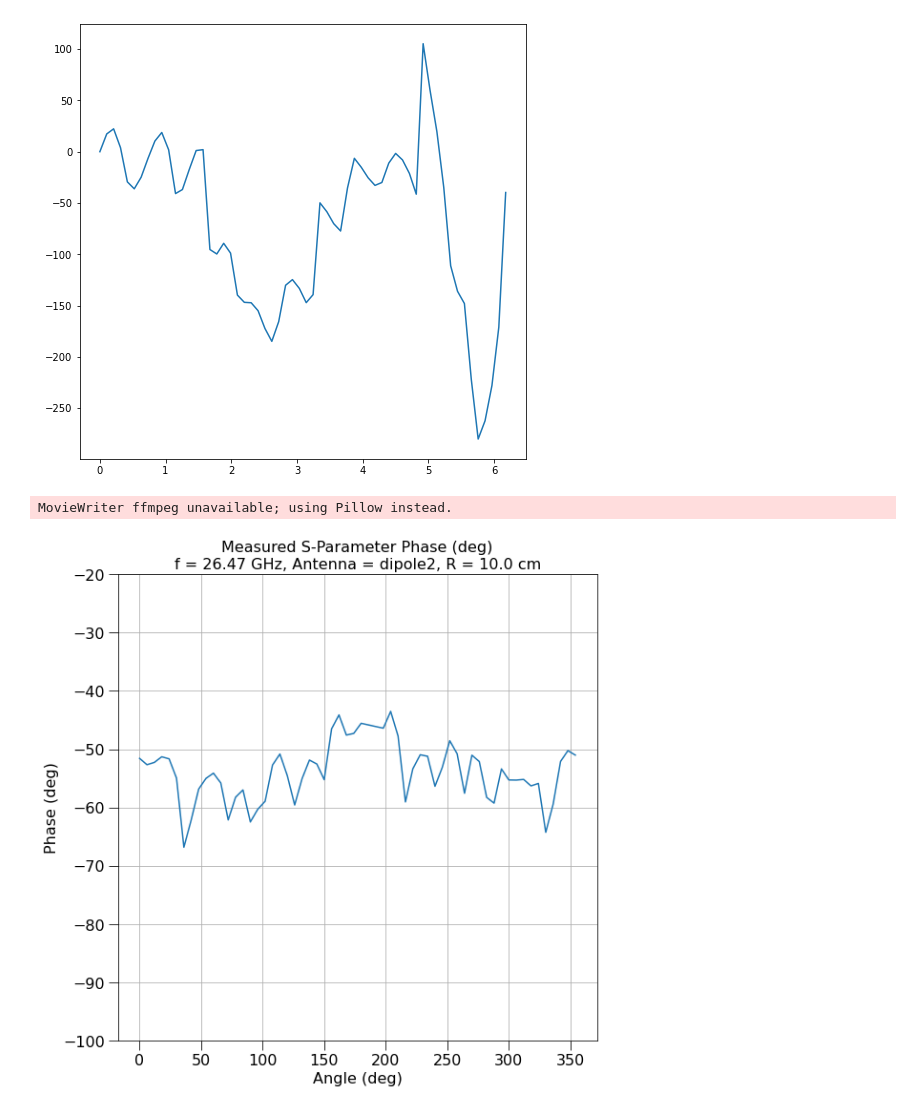
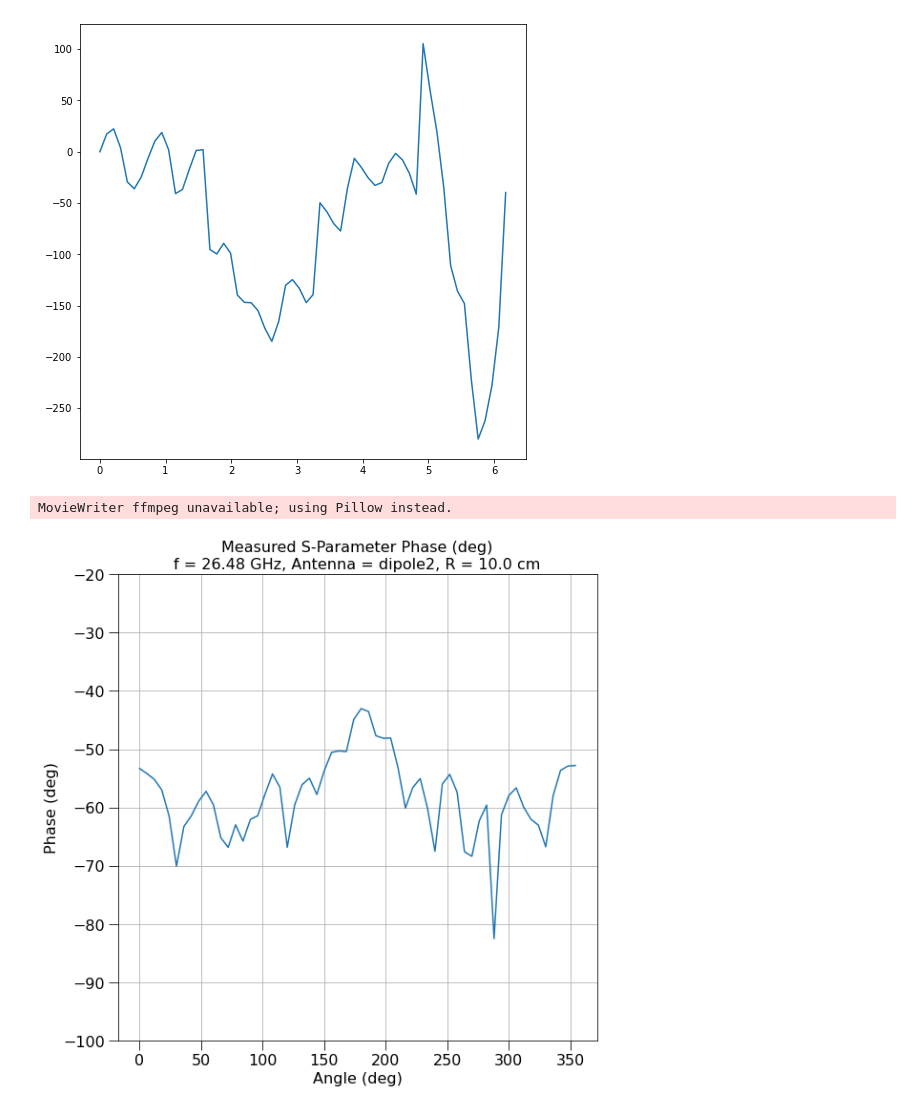
Before and after one commit to zieglerad/romulus, a Jupyter notebook: analysis/vna/21519_create_cres_probe_frequency_animations.ipynb, the cells around one changed output. Drawn from its saved outputs; the diff is of its cells as text; code cells hidden in the pictures.

```diff
--- a/analysis/vna/21519_create_cres_probe_frequency_animations.ipynb
+++ b/analysis/vna/21519_create_cres_probe_frequency_animations.ipynb
@@ -90,12 +90,12 @@ def load_translation_data(path):
     return pd.DataFrame(data)
 # %%
 data_loc = '/Users/ziegler/iCloud/Documents/data/cres_probes'
-date_str = '210602'
+date_str = '210604'
 antenna_str = ['dipole2']
 plot_sparams = ['S24']
 plot_rads = [10.0]
 plot_z = [0.0]
-plot_runs = [2]
+plot_runs = [1]
 
 data_list = []
 
@@ -199,31 +199,31 @@ ax.plot(xdata, data_list[2700])
 # %%
 fig = plt.figure(figsize=(9,9))
 ax = plt.subplot(111)
 
 #rticks = np.arange(0, 4 * np.pi, np.pi/2)
 #rticklabels = np.arange(-90, -40, 10)
 
 x = np.degrees(xdata)
 line, = ax.plot(x, data_list[0,:])
 ax.set_ylim(-100,-20)
 plt.grid()
 #ax.set_rticks(rticks)
 ax.tick_params(size=10, labelsize=16)
 #ax.set_rlabel_position(-30)
 ax.set_ylabel('Phase (deg)', size=16)
 ax.set_xlabel('Angle (deg)', size=16)
 
 def animate(i):
     line.set_ydata(data_list[i, :])  # update the data.
     ax.set_title(f'Measured S-Parameter Phase (deg)\nf ={frequencies[i]*1e-9: 2.2f} GHz, Antenna = {antenna_str[0]}, R = {plot_rads[0]} cm', size=16)
     return line,
 
 
 ani = FuncAnimation(
-    fig, animate, frames=np.arange(0, 3200, 16), blit=True, interval=60)
-ani.save('/Users/ziegler/plots/210602_dipole2_monopole2_phase.gif')
+    fig, animate, frames=np.arange(2216, 3200, 16), blit=True, interval=60)
+ani.save('/Users/ziegler/iCloud/plots/210604_dipole2_phase_hf.gif')
 #ani.save('/Users/ziegler/plots/test_movie.gif')
 plt.show()
 # %% [output]
 MovieWriter ffmpeg unavailable; using Pillow instead.
-[figure, old version]
+[figure, new version]
```
Also changed, not shown: parts of 2 cells of this notebook, 2 other files.
